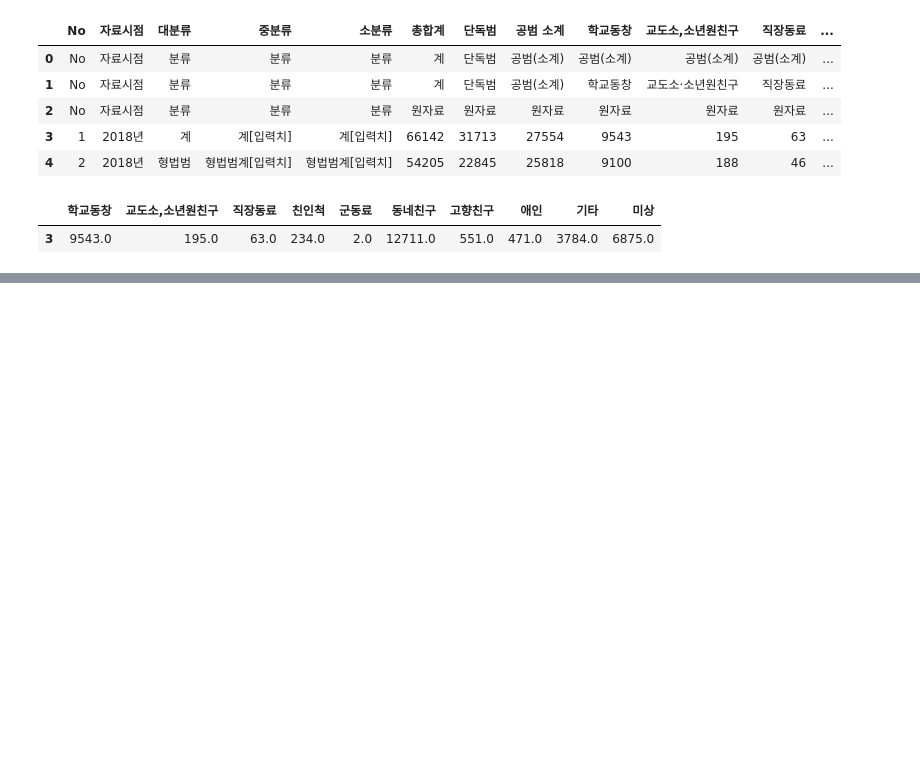
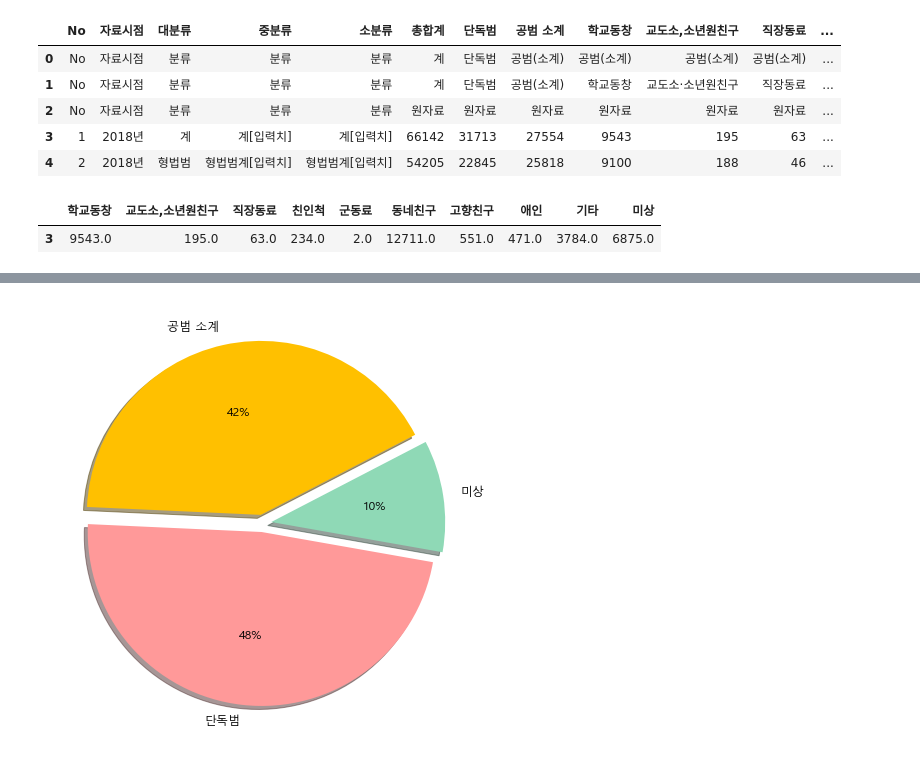
Before and after one commit to hkim11656/crime_analysis, a Jupyter notebook: 04_범죄유형별 소년범죄자 공범관계_홍상석1.ipynb, the cells around one changed output, grey strips where cells are left out. Drawn from its saved outputs; the diff is of its cells as text; code cells hidden in the pictures; blank space fills up the shorter version.

```diff
--- a/04_범죄유형별 소년범죄자 공범관계_홍상석1.ipynb
+++ b/04_범죄유형별 소년범죄자 공범관계_홍상석1.ipynb
@@ -303,0 +479,9 @@ df_acc10.T.plot.bar(figsize=(10,5))
+# %%
+labels = df_sum.columns[1:].tolist()
+explode = [0.05, 0.05, 0.05]
+colors = ['#D9FAE9', '#D6EEE0', '#B8D0C3']
+plt.figure(figsize=(10,10))
+plt.rc('font', size=12)
+
+plt.pie(ratio, labels=labels, autopct='%.1f%%', startangle=200, counterclock=False, explode=explode, colors=colors, wedgeprops=wedgeprops)
+plt.show()
@@ -303,0 +491,12 @@ df_acc10.T.plot.bar(figsize=(10,5))
+# %%
+ratio = [31713.0,27554.0,6875.0]
+labels = ['단독범','공범 소계','미상']
+explode = [0.05,0.05, 0.05]
+colors = ['#ff9999', '#ffc000', '#8fd9b6']
+
+plt.figure(figsize=(8,8))
+plt.rc('font', size=12)
+plt.pie(ratio, labels=labels, autopct='%.0f%%', startangle=-10, counterclock=False, explode=explode, shadow=True, colors=colors)
+plt.show()
+# %% [output]
+[figure, added]
```
Also changed, not shown: parts of 19 cells of this notebook.
